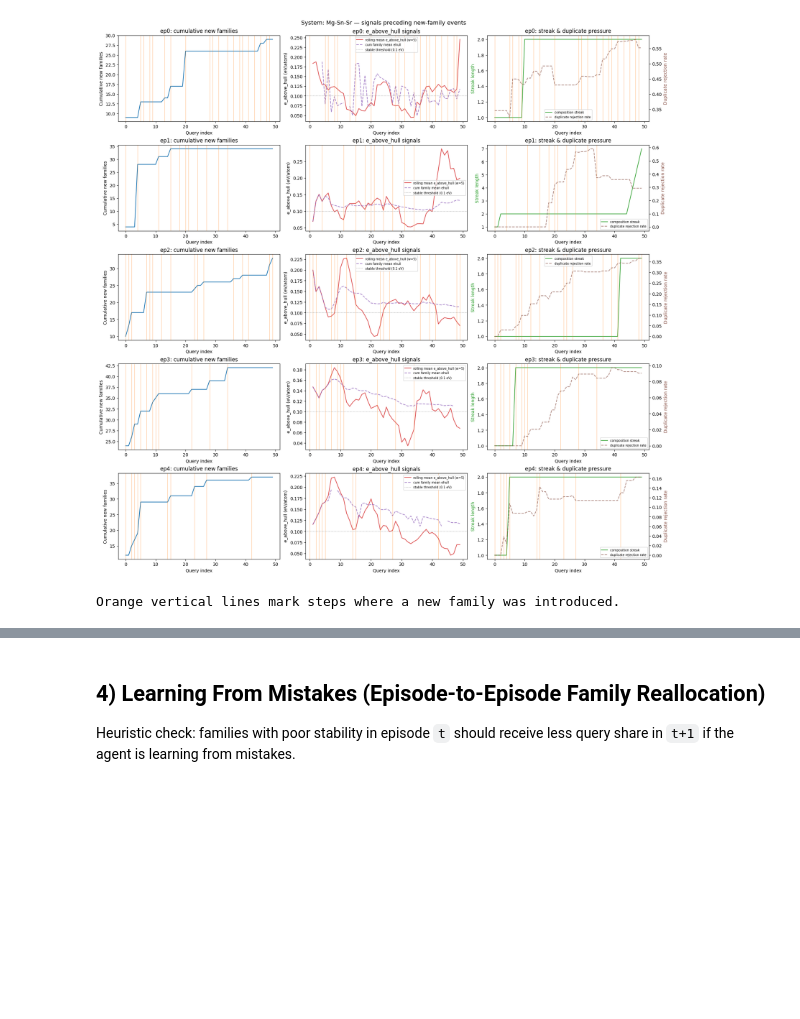
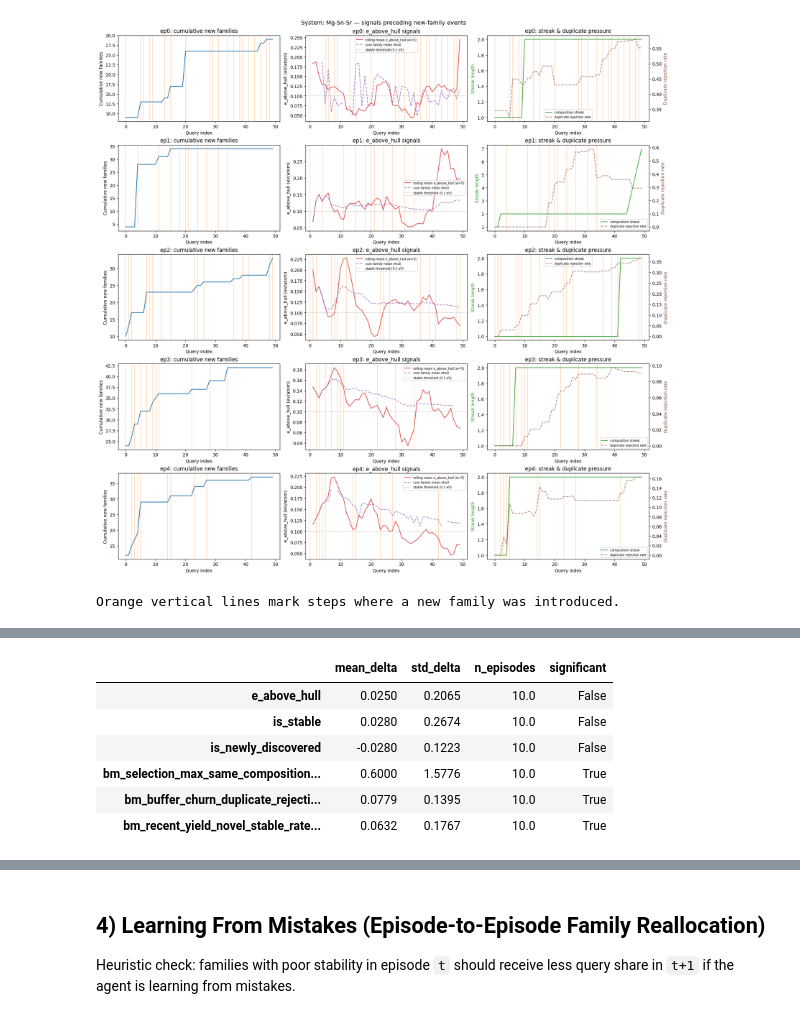
Before and after one commit to whalesyong/MADE, a Jupyter notebook: notebooks/reflection_family_analysis.ipynb, the cells around one changed output, grey strips where cells are left out. Cells and saved outputs as stored; diff of their text form; code cells hidden in the pictures; blank space fills up the shorter version.

```diff
--- a/notebooks/reflection_family_analysis.ipynb
+++ b/notebooks/reflection_family_analysis.ipynb
@@ -999,0 +1006,89 @@ Orange vertical lines mark steps where a new family was introduced.
+# %%
+# ── Split each episode into halves and compare key signals ────────────────────
+
+# Use df_signals (has rolling e_above_hull etc.) with reflection info joined in
+half_df = df_signals.copy()
+
+# Determine midpoint per episode and assign halves
+midpoints = half_df.groupby(['system_id', 'episode_id'])['query_idx'].transform('max') / 2
+half_df['half'] = np.where(half_df['query_idx'] <= midpoints, 'first_half', 'second_half')
+
+# Signals to compare across halves
+HALF_SIGNALS = {
+    'e_above_hull':          'mean',   # lower is better
+    'is_stable':             'mean',   # higher is better (fraction of stable proposals)
+    'is_newly_discovered':   'mean',   # higher is better (fraction of novel proposals)
+}
+
+# Add bm_ columns if they exist
+optional_bm = {
+    'bm_selection_max_same_composition_streak': 'max',   # lower is better (less stuck)
+    'bm_buffer_churn_duplicate_rejection_rate': 'mean',  # lower is better
+    'bm_recent_yield_novel_stable_rate_last10': 'mean',  # higher is better
+}
+for col, agg in optional_bm.items():
+    if col in half_df.columns:
+        HALF_SIGNALS[col] = agg
+
+# Aggregate per (system, episode, half)
+half_agg = (
+    half_df
+    .groupby(['system_id', 'episode_id', 'half'])
+    .agg(**{col: (col, agg) for col, agg in HALF_SIGNALS.items()})
+    .reset_index()
+)
+
+# Pivot so we get first_half / second_half as columns
+half_pivot = half_agg.pivot_table(
+    index=['system_id', 'episode_id'],
+    columns='half',
+    values=list(HALF_SIGNALS.keys()),
+)
+
+# Compute deltas (second_half - first_half)
+deltas = pd.DataFrame(index=half_pivot.index)
+for signal in HALF_SIGNALS:
+    deltas[f'{signal}__first'] = half_pivot[(signal, 'first_half')].values
+    deltas[f'{signal}__second'] = half_pivot[(signal, 'second_half')].values
+    deltas[f'{signal}__delta'] = deltas[f'{signal}__second'] - deltas[f'{signal}__first']
+deltas = deltas.reset_index()
+
+# Join reflection info: does this episode have a *prior* reflection guiding it?
+prior_refl_flag = (
+    df_reflections[['system_id', 'episode_id', 'has_reflection']]
+    .copy()
+    .assign(episode_id=lambda d: d['episode_id'] + 1)
+    .rename(columns={'has_reflection': 'has_prior_reflection'})
+)
+deltas = deltas.merge(prior_refl_flag, on=['system_id', 'episode_id'], how='left')
+deltas['has_prior_reflection'] = deltas['has_prior_reflection'].fillna(False)
+
+# ── Summary table: mean delta across all episodes ────────────────────────────
+delta_cols = [c for c in deltas.columns if c.endswith('__delta')]
+summary = deltas[delta_cols].agg(['mean', 'std', 'count']).T
+summary.columns = ['mean_delta', 'std_delta', 'n_episodes']
+summary.index = [c.replace('__delta', '') for c in summary.index]
+summary['significant'] = summary['mean_delta'].abs() > (summary['std_delta'] / np.sqrt(summary['n_episodes']))
+
+print('=== Half-Episode Degradation: Second Half − First Half ===')
+print('Positive delta for e_above_hull / streak = WORSE in second half')
+print('Negative delta for is_stable / is_newly_discovered = WORSE in second half\n')
+display(summary.round(4))
+
+# ── Breakdown by reflection presence ─────────────────────────────────────────
+if deltas['has_prior_reflection'].any() and not deltas['has_prior_reflection'].all():
+    refl_summary = (
+        deltas
+        .groupby('has_prior_reflection')[delta_cols]
+        .mean()
+        .T
+    )
+    refl_summary.columns = ['no_reflection', 'with_reflection']
+    refl_summary.index = [c.replace('__delta', '') for c in refl_summary.index]
+    refl_summary['reflection_narrows_gap'] = refl_summary['with_reflection'].abs() < refl_summary['no_reflection'].abs()
+
+    print('\n=== Does prior reflection narrow the first→second half gap? ===')
+    display(refl_summary.round(4))
+else:
+    print('\nNote: All episodes either have or lack prior reflections — cannot compare.')
+# %% [output]
@@ -999,0 +1098,7 @@ Orange vertical lines mark steps where a new family was introduced.
+|  | mean_delta | std_delta | n_episodes | significant |
+| e_above_hull | 0.0250 | 0.2065 | 10.0 | False |
+| is_stable | 0.0280 | 0.2674 | 10.0 | False |
+| is_newly_discovered | -0.0280 | 0.1223 | 10.0 | False |
+| bm_selection_max_same_composition... | 0.6000 | 1.5776 | 10.0 | True |
+| bm_buffer_churn_duplicate_rejecti... | 0.0779 | 0.1395 | 10.0 | True |
+| bm_recent_yield_novel_stable_rate... | 0.0632 | 0.1767 | 10.0 | True |
```
Also changed, not shown: parts of 7 cells of this notebook, 4 other files.
